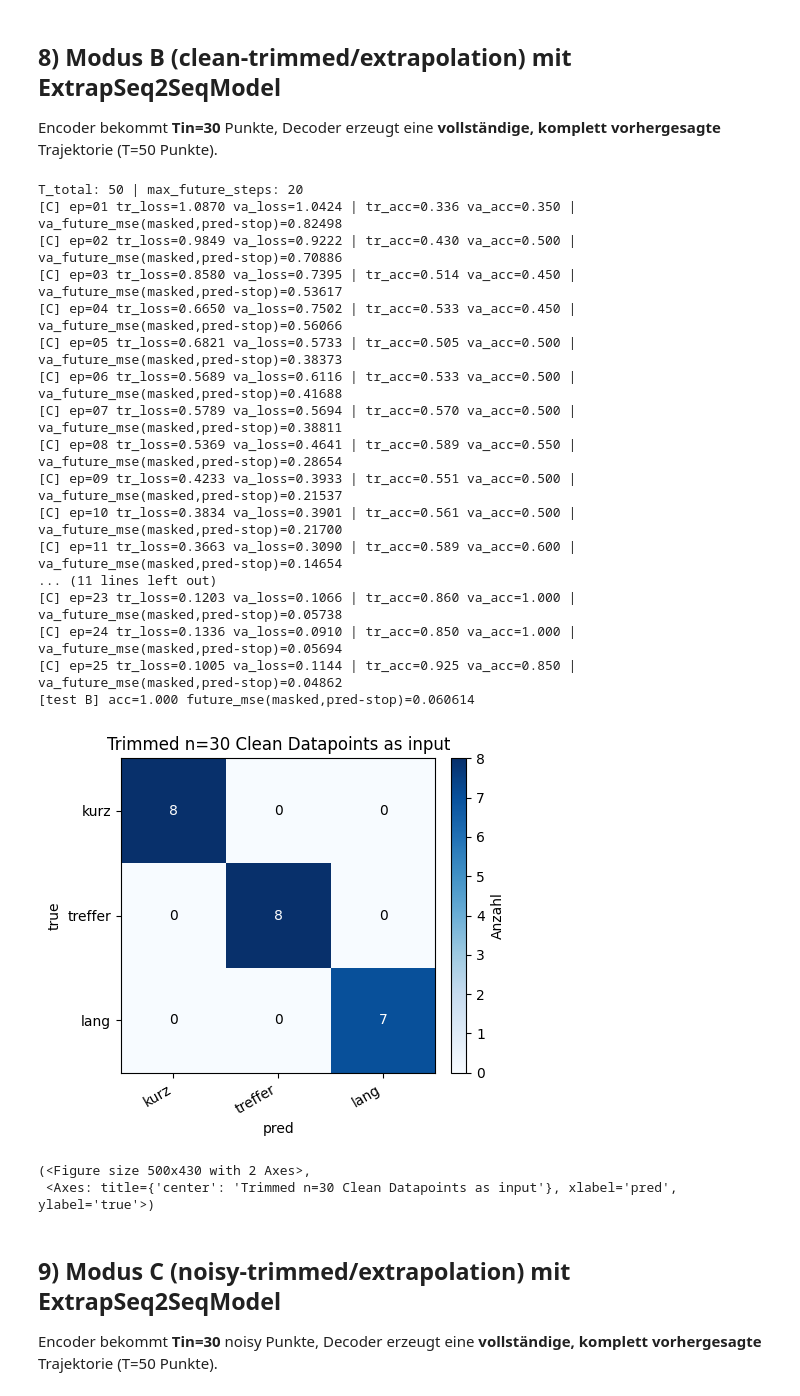
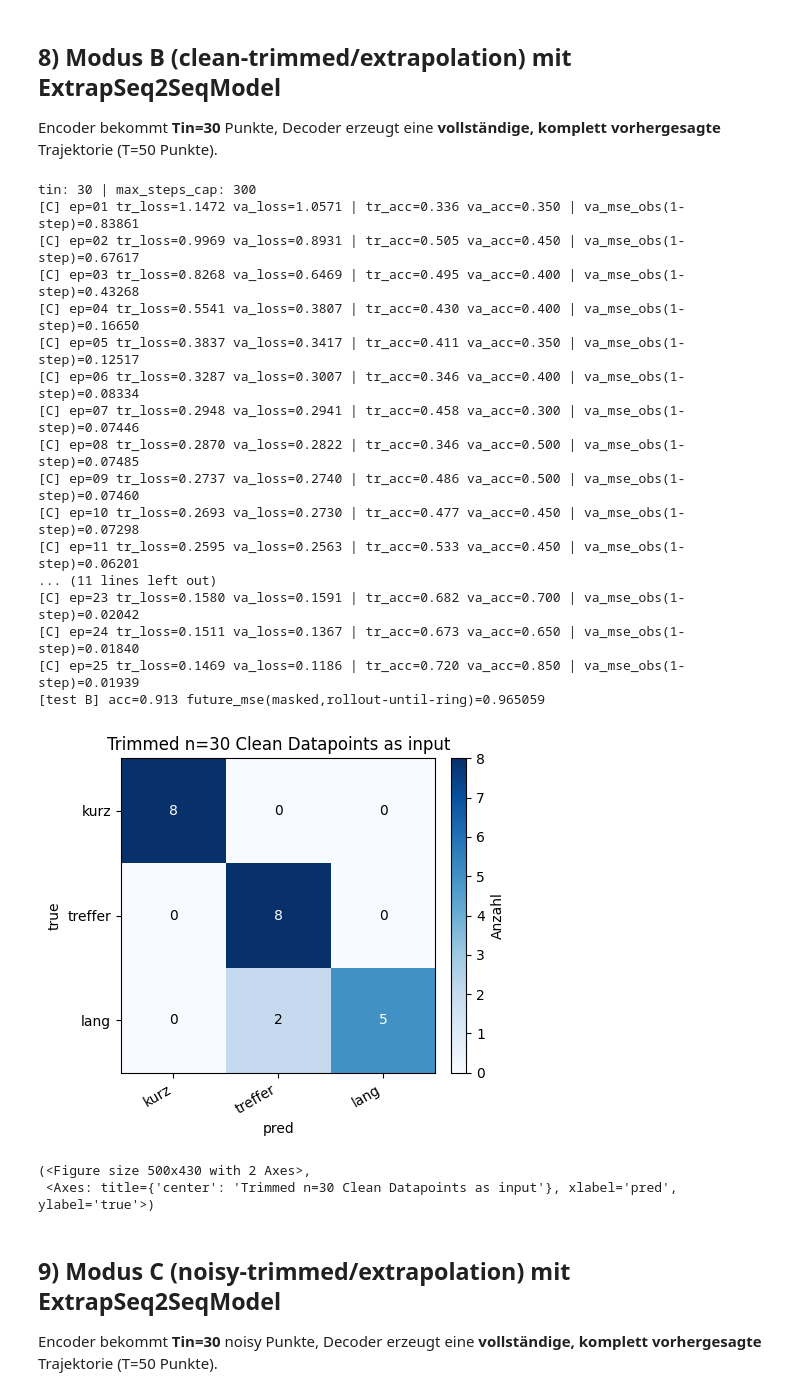
Before and after one commit to lucaa-smn/BA-Thesis, a Jupyter notebook: Seq2Seq-LSTM.ipynb, the cells around one changed output. Saved outputs shown, nothing was run; the diff lists cells and outputs as text; code cells hidden in the pictures.

```diff
--- a/Seq2Seq-LSTM.ipynb
+++ b/Seq2Seq-LSTM.ipynb
@@ -170,8 +170,9 @@ class ExtrapolationDataset(Dataset):
     - Encoder sieht die ersten Tin Punkte (x,y,t_norm) aus dem Beobachtungsfenster.
     - Decoder bekommt **keine** vollständige Zeitachse t_all, sondern nur ein aus den beobachteten Zeiten
       geschätztes Δt (hier: mittlere Schrittweite in *normalisierter* Zeit).
-    - Targets (y_all) enthalten weiterhin die komplette Trajektorie (T,2) als Supervision.
-      (Im Training/Eval wird der Regressions-Loss typischerweise nur auf den Zukunftsanteil Tin:… angewandt.)
+    - y_all enthält weiterhin die komplette Trajektorie (T,2). Diese Information kann strikt
+      als "Oracle" für **Evaluation/Reporting** genutzt werden, ohne dass sie im Training als Loss-Signal
+      in den Zukunftsteil zurückfließt (Partial-Observation-Szenario).
     """
     def __init__(self, df, scaler, tin, input_source="clean", target_source="clean"):
         self.df = df
@@ -902,58 +951,56 @@ Encoder bekommt **Tin=30** Punkte, Decoder erzeugt eine **vollständige, komplet
 # %%
 tin = 30
 
-# --- roll-until-ring ohne GT-Horizont: fixe Obergrenze für Future-Rollout ---
-# (kein T_out = T; stattdessen Sicherheitsgrenze + pred-basierte Ring-Stop-Maske)
-T_total = int(df.groupby("wurf_id").size().min())  # sollte konstant sein ("fixed by construction")
-max_future_steps = max(0, T_total - tin)
-print("T_total:", T_total, "| max_future_steps:", max_future_steps)
+# --- Dynamischer Rollout (rollout_until_ring): keine feste Future-Länge im Inferenz-/Eval-Pfad ---
+max_steps_cap = 300
+print("tin:", tin, "| max_steps_cap:", max_steps_cap)
 
 dsB_train = ExtrapolationDataset(df_train, scaler, tin=tin, input_source="clean", target_source="clean")
 dsB_val   = ExtrapolationDataset(df_val, scaler, tin=tin, input_source="clean", target_source="clean")
 dsB_test  = ExtrapolationDataset(df_test, scaler, tin=tin, input_source="clean", target_source="clean")
 
 dlB_train = DataLoader(dsB_train, batch_size=batch_size, shuffle=True, drop_last=False, collate_fn=collate_extrap)
 dlB_val   = DataLoader(dsB_val,   batch_size=batch_size, shuffle=False, collate_fn=collate_extrap)
 dlB_test  = DataLoader(dsB_test,  batch_size=batch_size, shuffle=False, collate_fn=collate_extrap)
 
 modelB = ExtrapSeq2SeqModel(hidden_dim=128, num_layers=2, dropout=0.1).to(device)
 
 histB = train_extrap(
     modelB, dlB_train, dlB_val,
     tin=tin,
     epochs=25, lr=2e-3, cls_weight=0.2,
-    max_future_steps=max_future_steps
+    max_steps_cap=max_steps_cap
 )
 
 # plot_history(histB, "Mode B (extrapolation) - ExtrapSeq2SeqModel")
 
 cmB = eval_extrap(modelB, dlB_test, tin=tin,
-    max_future_steps=max_future_steps, split_name="test B")
+    max_steps=max_steps_cap, split_name="test B")
 plot_confusion_matrix(
     cm=cmB,
     class_names=["kurz", "treffer", "lang"],
     normalize=False,
     title="Trimmed n=30 Clean Datapoints as input",
 )
 # %% [output]
-T_total: 50 | max_future_steps: 20
-[C] ep=01 tr_loss=1.0870 va_loss=1.0424 | tr_acc=0.336 va_acc=0.350 | va_future_mse(masked,pred-stop)=0.82498
-[C] ep=02 tr_loss=0.9849 va_loss=0.9222 | tr_acc=0.430 va_acc=0.500 | va_future_mse(masked,pred-stop)=0.70886
-[C] ep=03 tr_loss=0.8580 va_loss=0.7395 | tr_acc=0.514 va_acc=0.450 | va_future_mse(masked,pred-stop)=0.53617
-[C] ep=04 tr_loss=0.6650 va_loss=0.7502 | tr_acc=0.533 va_acc=0.450 | va_future_mse(masked,pred-stop)=0.56066
-[C] ep=05 tr_loss=0.6821 va_loss=0.5733 | tr_acc=0.505 va_acc=0.500 | va_future_mse(masked,pred-stop)=0.38373
-[C] ep=06 tr_loss=0.5689 va_loss=0.6116 | tr_acc=0.533 va_acc=0.500 | va_future_mse(masked,pred-stop)=0.41688
-[C] ep=07 tr_loss=0.5789 va_loss=0.5694 | tr_acc=0.570 va_acc=0.500 | va_future_mse(masked,pred-stop)=0.38811
-[C] ep=08 tr_loss=0.5369 va_loss=0.4641 | tr_acc=0.589 va_acc=0.550 | va_future_mse(masked,pred-stop)=0.28654
-[C] ep=09 tr_loss=0.4233 va_loss=0.3933 | tr_acc=0.551 va_acc=0.500 | va_future_mse(masked,pred-stop)=0.21537
-[C] ep=10 tr_loss=0.3834 va_loss=0.3901 | tr_acc=0.561 va_acc=0.500 | va_future_mse(masked,pred-stop)=0.21700
-[C] ep=11 tr_loss=0.3663 va_loss=0.3090 | tr_acc=0.589 va_acc=0.600 | va_future_mse(masked,pred-stop)=0.14654
+tin: 30 | max_steps_cap: 300
+[C] ep=01 tr_loss=1.1472 va_loss=1.0571 | tr_acc=0.336 va_acc=0.350 | va_mse_obs(1-step)=0.83861
+[C] ep=02 tr_loss=0.9969 va_loss=0.8931 | tr_acc=0.505 va_acc=0.450 | va_mse_obs(1-step)=0.67617
+[C] ep=03 tr_loss=0.8268 va_loss=0.6469 | tr_acc=0.495 va_acc=0.400 | va_mse_obs(1-step)=0.43268
+[C] ep=04 tr_loss=0.5541 va_loss=0.3807 | tr_acc=0.430 va_acc=0.400 | va_mse_obs(1-step)=0.16650
+[C] ep=05 tr_loss=0.3837 va_loss=0.3417 | tr_acc=0.411 va_acc=0.350 | va_mse_obs(1-step)=0.12517
+[C] ep=06 tr_loss=0.3287 va_loss=0.3007 | tr_acc=0.346 va_acc=0.400 | va_mse_obs(1-step)=0.08334
+[C] ep=07 tr_loss=0.2948 va_loss=0.2941 | tr_acc=0.458 va_acc=0.300 | va_mse_obs(1-step)=0.07446
+[C] ep=08 tr_loss=0.2870 va_loss=0.2822 | tr_acc=0.346 va_acc=0.500 | va_mse_obs(1-step)=0.07485
+[C] ep=09 tr_loss=0.2737 va_loss=0.2740 | tr_acc=0.486 va_acc=0.500 | va_mse_obs(1-step)=0.07460
+[C] ep=10 tr_loss=0.2693 va_loss=0.2730 | tr_acc=0.477 va_acc=0.450 | va_mse_obs(1-step)=0.07298
+[C] ep=11 tr_loss=0.2595 va_loss=0.2563 | tr_acc=0.533 va_acc=0.450 | va_mse_obs(1-step)=0.06201
 ... (11 lines left out)
-[C] ep=23 tr_loss=0.1203 va_loss=0.1066 | tr_acc=0.860 va_acc=1.000 | va_future_mse(masked,pred-stop)=0.05738
-[C] ep=24 tr_loss=0.1336 va_loss=0.0910 | tr_acc=0.850 va_acc=1.000 | va_future_mse(masked,pred-stop)=0.05694
-[C] ep=25 tr_loss=0.1005 va_loss=0.1144 | tr_acc=0.925 va_acc=0.850 | va_future_mse(masked,pred-stop)=0.04862
-[test B] acc=1.000 future_mse(masked,pred-stop)=0.060614
+[C] ep=23 tr_loss=0.1580 va_loss=0.1591 | tr_acc=0.682 va_acc=0.700 | va_mse_obs(1-step)=0.02042
+[C] ep=24 tr_loss=0.1511 va_loss=0.1367 | tr_acc=0.673 va_acc=0.650 | va_mse_obs(1-step)=0.01840
+[C] ep=25 tr_loss=0.1469 va_loss=0.1186 | tr_acc=0.720 va_acc=0.850 | va_mse_obs(1-step)=0.01939
+[test B] acc=0.913 future_mse(masked,rollout-until-ring)=0.965059
-[figure, old version]
+[figure, new version]
 (<Figure size 500x430 with 2 Axes>,
  <Axes: title={'center': 'Trimmed n=30 Clean Datapoints as input'}, xlabel='pred', ylabel='true'>)
 # %% [markdown]
```
Also changed, not shown: parts of 5 cells of this notebook, 3 other files.
